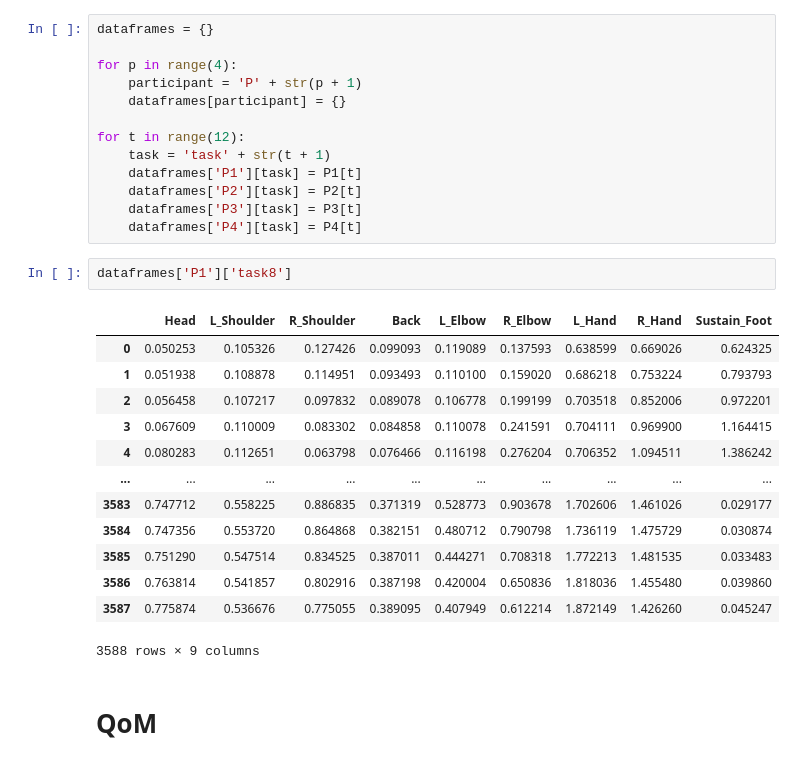
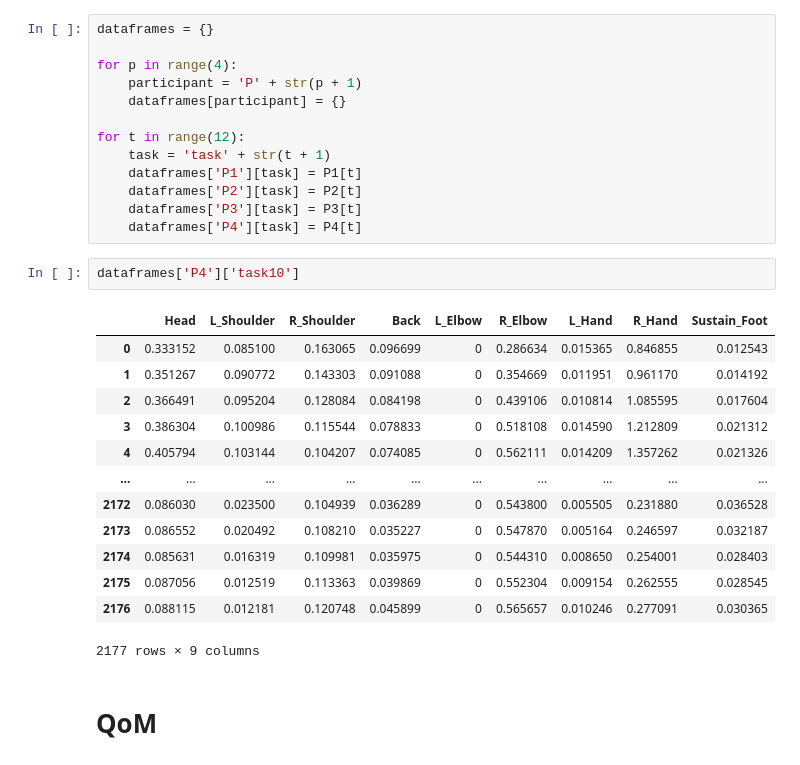
Before and after one commit to wnetzel/Pilot-Study, a Jupyter notebook: QoM/QoM.ipynb, the cells around one changed output. Drawn from its saved outputs; the diff is of its cells as text.

Commit message:
exposing bug
L_Elbow marker for P4 in task9+task10 missing

```diff
--- a/QoM/QoM.ipynb
+++ b/QoM/QoM.ipynb
@@ -155,21 +155,21 @@ for t in range(12):
     dataframes['P3'][task] = P3[t]
     dataframes['P4'][task] = P4[t]
 # %%
-dataframes['P1']['task8']
+dataframes['P4']['task10']
 # %% [output]
 |  | Head | L_Shoulder | R_Shoulder | Back | L_Elbow | R_Elbow | L_Hand | R_Hand | Sustain_Foot |
-| 0 | 0.050253 | 0.105326 | 0.127426 | 0.099093 | 0.119089 | 0.137593 | 0.638599 | 0.669026 | 0.624325 |
-| 1 | 0.051938 | 0.108878 | 0.114951 | 0.093493 | 0.110100 | 0.159020 | 0.686218 | 0.753224 | 0.793793 |
-| 2 | 0.056458 | 0.107217 | 0.097832 | 0.089078 | 0.106778 | 0.199199 | 0.703518 | 0.852006 | 0.972201 |
-| 3 | 0.067609 | 0.110009 | 0.083302 | 0.084858 | 0.110078 | 0.241591 | 0.704111 | 0.969900 | 1.164415 |
-| 4 | 0.080283 | 0.112651 | 0.063798 | 0.076466 | 0.116198 | 0.276204 | 0.706352 | 1.094511 | 1.386242 |
+| 0 | 0.333152 | 0.085100 | 0.163065 | 0.096699 | 0 | 0.286634 | 0.015365 | 0.846855 | 0.012543 |
+| 1 | 0.351267 | 0.090772 | 0.143303 | 0.091088 | 0 | 0.354669 | 0.011951 | 0.961170 | 0.014192 |
+| 2 | 0.366491 | 0.095204 | 0.128084 | 0.084198 | 0 | 0.439106 | 0.010814 | 1.085595 | 0.017604 |
+| 3 | 0.386304 | 0.100986 | 0.115544 | 0.078833 | 0 | 0.518108 | 0.014590 | 1.212809 | 0.021312 |
+| 4 | 0.405794 | 0.103144 | 0.104207 | 0.074085 | 0 | 0.562111 | 0.014209 | 1.357262 | 0.021326 |
 | ... | ... | ... | ... | ... | ... | ... | ... | ... | ... |
-| 3583 | 0.747712 | 0.558225 | 0.886835 | 0.371319 | 0.528773 | 0.903678 | 1.702606 | 1.461026 | 0.029177 |
-| 3584 | 0.747356 | 0.553720 | 0.864868 | 0.382151 | 0.480712 | 0.790798 | 1.736119 | 1.475729 | 0.030874 |
-| 3585 | 0.751290 | 0.547514 | 0.834525 | 0.387011 | 0.444271 | 0.708318 | 1.772213 | 1.481535 | 0.033483 |
-| 3586 | 0.763814 | 0.541857 | 0.802916 | 0.387198 | 0.420004 | 0.650836 | 1.818036 | 1.455480 | 0.039860 |
-| 3587 | 0.775874 | 0.536676 | 0.775055 | 0.389095 | 0.407949 | 0.612214 | 1.872149 | 1.426260 | 0.045247 |
+| 2172 | 0.086030 | 0.023500 | 0.104939 | 0.036289 | 0 | 0.543800 | 0.005505 | 0.231880 | 0.036528 |
+| 2173 | 0.086552 | 0.020492 | 0.108210 | 0.035227 | 0 | 0.547870 | 0.005164 | 0.246597 | 0.032187 |
+| 2174 | 0.085631 | 0.016319 | 0.109981 | 0.035975 | 0 | 0.544310 | 0.008650 | 0.254001 | 0.028403 |
+| 2175 | 0.087056 | 0.012519 | 0.113363 | 0.039869 | 0 | 0.552304 | 0.009154 | 0.262555 | 0.028545 |
+| 2176 | 0.088115 | 0.012181 | 0.120748 | 0.045899 | 0 | 0.565657 | 0.010246 | 0.277091 | 0.030365 |
-3588 rows × 9 columns
+2177 rows × 9 columns
 # %% [markdown]
 # QoM
 # %%
```
Also changed, not shown: parts of 35 cells of this notebook.
